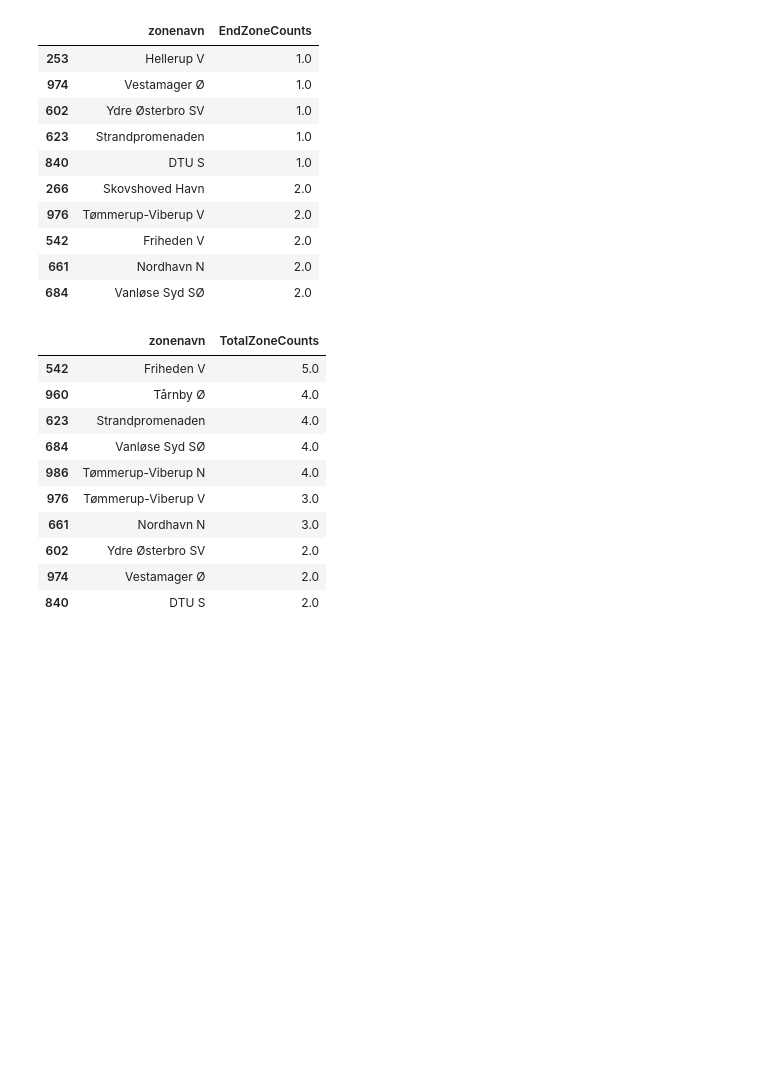
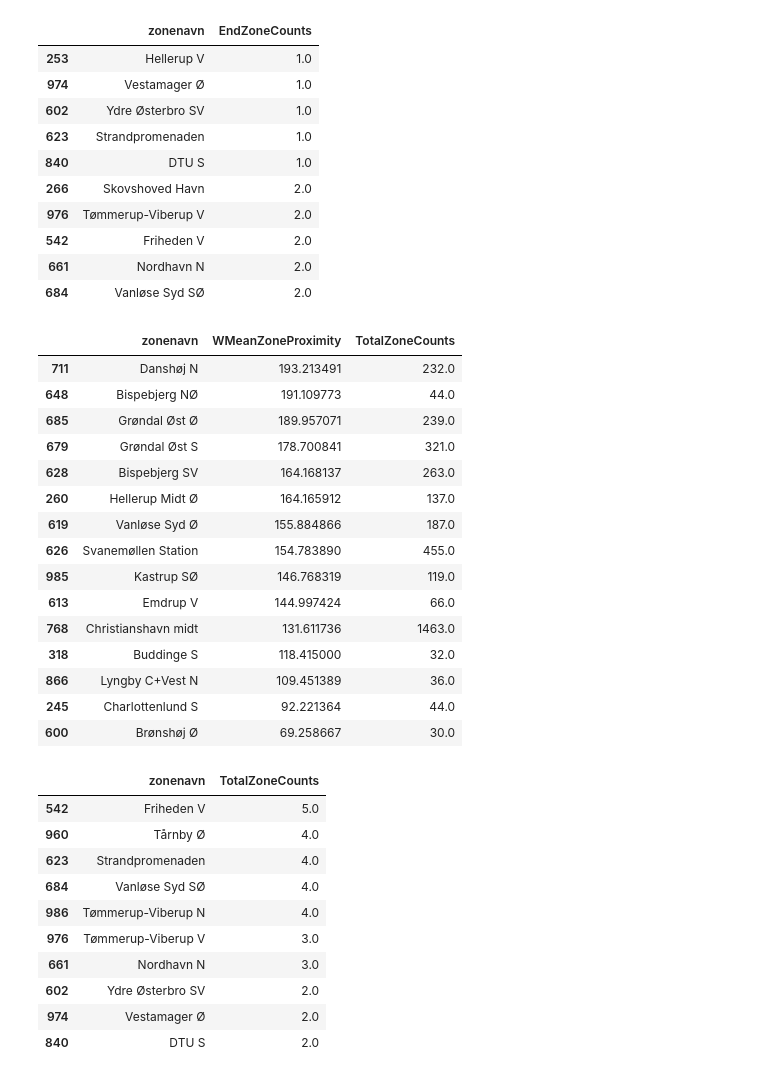
Before and after one commit to mihainipomici/multimodal_public_transport_copenhagen, a Jupyter notebook: notebooks/donkey_soacial_analysis.ipynb, the cells around one changed output. Cells and saved outputs as stored; diff of their text form; code cells hidden in the pictures; blank space fills up the shorter version.

```diff
--- a/notebooks/donkey_soacial_analysis.ipynb
+++ b/notebooks/donkey_soacial_analysis.ipynb
@@ -386,3 +418,22 @@ cph[['zonenavn', 'EndZoneCounts']].sort_values(by='EndZoneCounts', ascending=Tru
+# %%
+cph[['zonenavn', 'WMeanZoneProximity','TotalZoneCounts']].sort_values(by='WMeanZoneProximity', ascending=False).tail(15)
+# %% [output]
+|  | zonenavn | WMeanZoneProximity | TotalZoneCounts |
+| 711 | Danshøj N | 193.213491 | 232.0 |
+| 648 | Bispebjerg NØ | 191.109773 | 44.0 |
+| 685 | Grøndal Øst Ø | 189.957071 | 239.0 |
+| 679 | Grøndal Øst S | 178.700841 | 321.0 |
+| 628 | Bispebjerg SV | 164.168137 | 263.0 |
+| 260 | Hellerup Midt Ø | 164.165912 | 137.0 |
+| 619 | Vanløse Syd Ø | 155.884866 | 187.0 |
+| 626 | Svanemøllen Station | 154.783890 | 455.0 |
+| 985 | Kastrup SØ | 146.768319 | 119.0 |
+| 613 | Emdrup V | 144.997424 | 66.0 |
+| 768 | Christianshavn midt | 131.611736 | 1463.0 |
+| 318 | Buddinge S | 118.415000 | 32.0 |
+| 866 | Lyngby C+Vest N | 109.451389 | 36.0 |
+| 245 | Charlottenlund S | 92.221364 | 44.0 |
+| 600 | Brønshøj Ø | 69.258667 | 30.0 |
 # %%
 # print zonenavn in cph where TotalZoneCounts the lowest 10
 cph[['zonenavn', 'TotalZoneCounts']].sort_values(by='TotalZoneCounts', ascending=False).tail(10)
```
Also changed, not shown: parts of 9 cells of this notebook, 23 other files.
